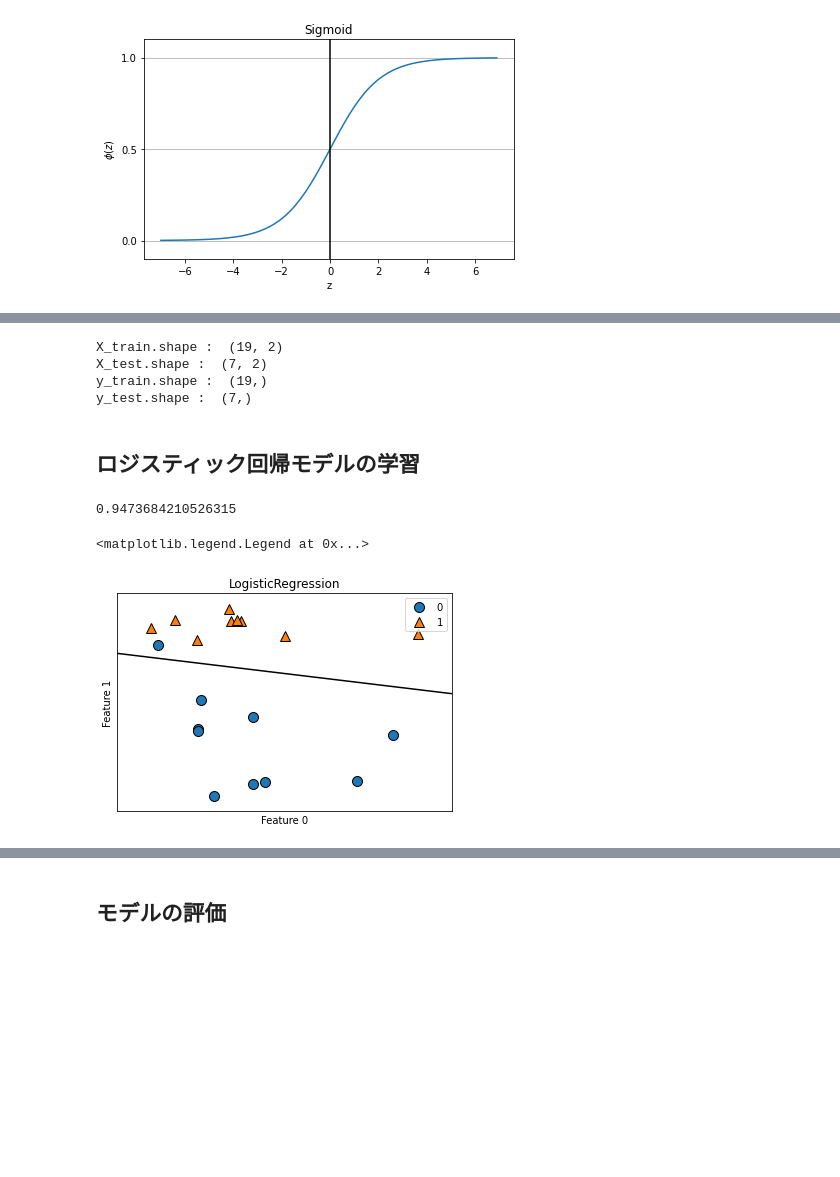
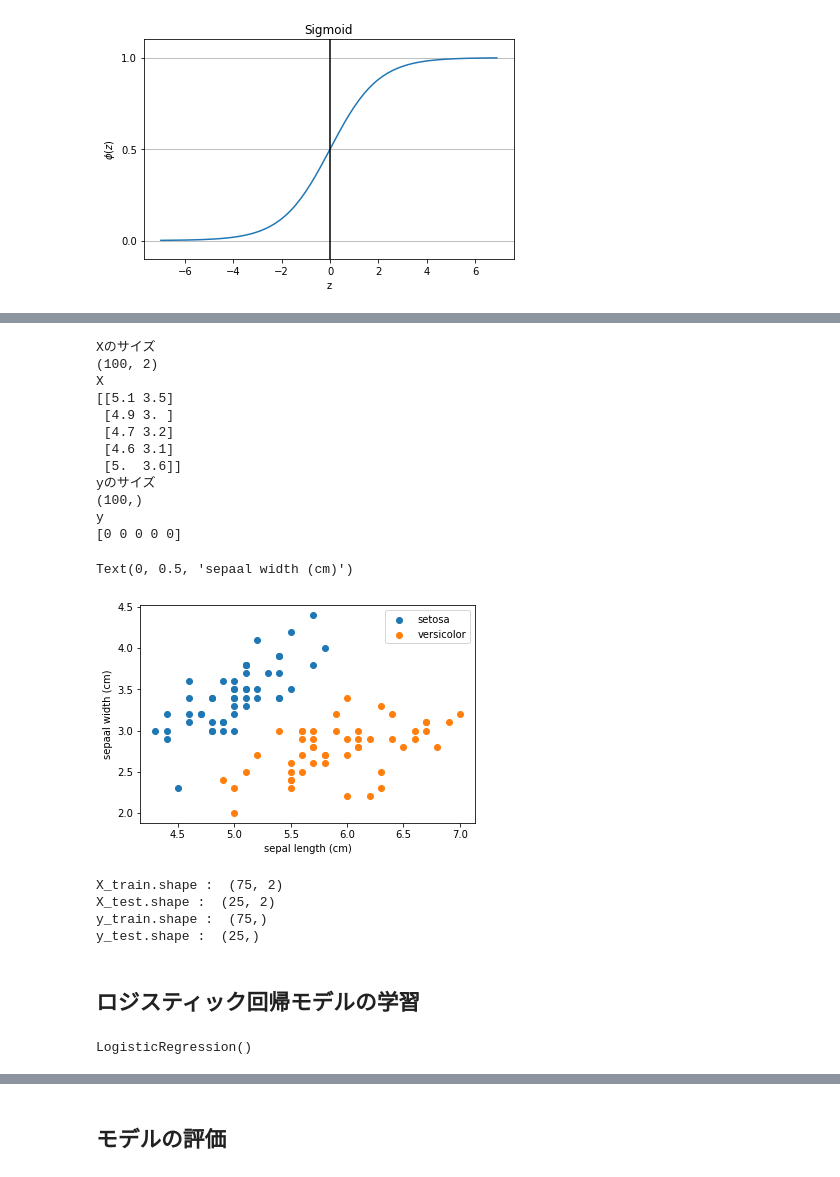
Before and after one commit to naonaorange/sklearn_tutorials, a Jupyter notebook: logistic_regression_classifier.ipynb, the cells around one changed output, grey strips where cells are left out. Saved outputs shown, nothing was run; the diff lists cells and outputs as text; code cells hidden in the pictures; blank space fills up the shorter version.

```diff
--- a/logistic_regression_classifier.ipynb
+++ b/logistic_regression_classifier.ipynb
@@ -83,0 +56,14 @@ ax.legend()
+# %%
+from sklearn.datasets import load_iris
+
+iris = load_iris()
+print("データセット内容の種類")
+print(iris.keys())
+print("特徴量の種類")
+print(iris['feature_names'])
+print("ラベルの種類")
+print(iris.target_names)
+#print("shape")
+#print(iris['data'].shape)
+#print("特徴量の確認")
+#print(iris['data'][:5])
@@ -84,3 +77,40 @@ ax.legend()
+# %%
+#目的に合うようにデータを加工する
+X = iris.data[iris['target'] != 2, :] #virginica以外のデータのみを使用する
+X = X[:, :2] #sepal length, sepaal widthのみを使用する
+print("Xのサイズ")
+print(X.shape)
+print("X")
+print(X[:5, :])
+
+y = iris.target[iris['target'] != 2] #virginica以外のデータのみを使用する
+print("yのサイズ")
+print(y.shape)
+print("y")
+print(y[:5])
+
+target_names = iris.target_names[:2]
+plt.figure()
+for i, target_name in enumerate(target_names):
+    plt.scatter(X[y == i, 0], X[y == i, 1], label=target_name)
+plt.legend(loc='best', shadow=False, scatterpoints=1)
+plt.xlabel('sepal length (cm)')
+plt.ylabel('sepaal width (cm)')
+# %% [output]
+Xのサイズ
+(100, 2)
+X
+[[5.1 3.5]
+ [4.9 3. ]
+ [4.7 3.2]
+ [4.6 3.1]
+ [5.  3.6]]
+yのサイズ
+(100,)
+y
+[0 0 0 0 0]
+Text(0, 0.5, 'sepaal width (cm)')
+[figure, added]
 # %%
 from sklearn.model_selection import train_test_split
 
@@ -90,28 +120,16 @@ print("X_test.shape : ", X_test.shape)
 print("y_train.shape : ", y_train.shape)
 print("y_test.shape : ", y_test.shape)
 # %% [output]
-X_train.shape :  (19, 2)
-X_test.shape :  (7, 2)
-y_train.shape :  (19,)
-y_test.shape :  (7,)
+X_train.shape :  (75, 2)
+X_test.shape :  (25, 2)
+y_train.shape :  (75,)
+y_test.shape :  (25,)
 # %% [markdown]
 ## ロジスティック回帰モデルの学習
 # %%
+from sklearn.linear_model import LogisticRegression
+
 model = LogisticRegression()
 model.fit(X_train, y_train)
-model.score(X_train, y_train)
 # %% [output]
-0.9473684210526315
+LogisticRegression()
-# %%
-fig = plt.figure()
-ax = fig.add_subplot(1, 1, 1)
-
-mglearn.plots.plot_2d_separator(model, X_train, fill=False, eps=0.5)
-mglearn.discrete_scatter(X_train[:, 0], X_train[:, 1], y_train)
-ax.set_title(model.__class__.__name__)
-ax.set_xlabel("Feature 0")
-ax.set_ylabel("Feature 1")
-ax.legend()
-# %% [output]
-<matplotlib.legend.Legend at 0x...>
-[figure, removed]
```
Also changed, not shown: parts of 23 cells of this notebook, 1 other file.
